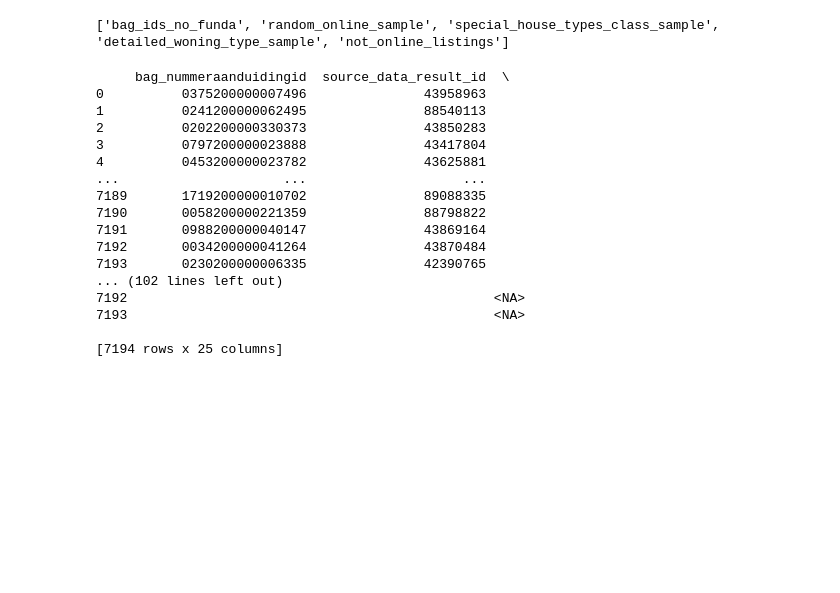
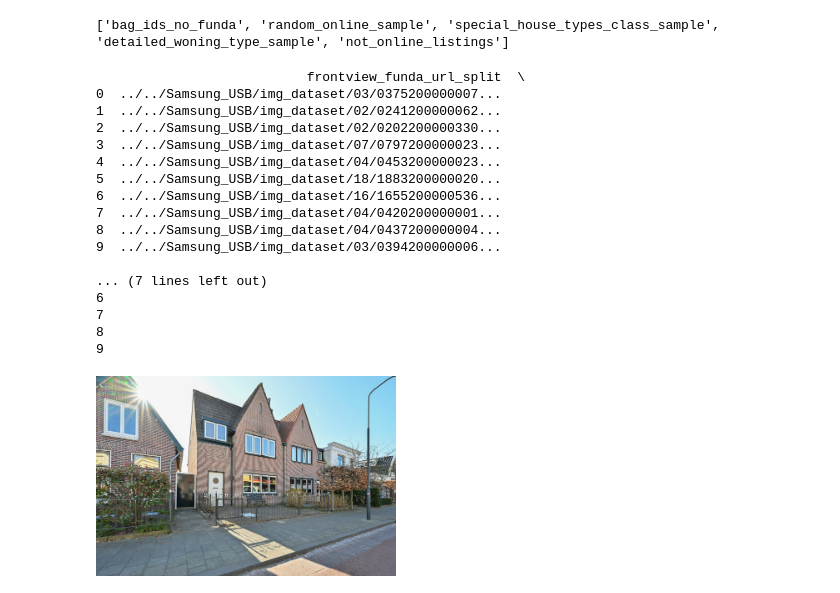
Before and after one commit to averagepindakaasenjoyer/Pangolinis, a Jupyter notebook: Project_starter_file.ipynb, the cells around one changed output. Drawn from its saved outputs; the diff is of its cells as text; code cells hidden in the pictures; blank space fills up the shorter version.

Commit message:
filepath uploaded in extra columns

```diff
--- a/Project_starter_file.ipynb
+++ b/Project_starter_file.ipynb
@@ -52,22 +52,4 @@ df = pd.read_csv(file_path + "bag_image_summary.csv", dtype="string")
 df_joined = pd.merge(df_sample, df, how="left", right_on="bag_id", left_on="bag_nummeraanduidingid")
 df_sample_with_urls = df_joined[df_joined["frontview_exists"].notna()]
 
-print(df_sample_with_urls)
+file_path_with_urls = False
-# %% [output]
-     bag_nummeraanduidingid  source_data_result_id  \
-0          0375200000007496               43958963
-1          0241200000062495               88540113
-2          0202200000330373               43850283
-3          0797200000023888               43417804
-4          0453200000023782               43625881
-...                     ...                    ...
-7189       1719200000010702               89088335
-7190       0058200000221359               88798822
-7191       0988200000040147               43869164
-7192       0034200000041264               43870484
-7193       0230200000006335               42390765
-... (102 lines left out)
-7192                                               <NA>
-7193                                               <NA>
-
-[7194 rows x 25 columns]
@@ -73,0 +96,29 @@ print(df_sample_with_urls)
+# %%
+if file_path_with_urls == False:
+    df_sample_with_urls[[f'{col}_split' for col in cols]] = df_sample_with_urls[[f'{col}_split' for col in cols]].map(lambda x: file_path + x if x else '')
+    file_path_with_urls = True
+
+df_sample_with_urls.to_csv(
+    file_path + "detailed_woning_type_with_urls_full.csv",
+    index=False,
+    encoding='utf-8',
+)
+# %% [output]
+                           frontview_funda_url_split  \
+0  ../../Samsung_USB/img_dataset/03/0375200000007...
+1  ../../Samsung_USB/img_dataset/02/0241200000062...
+2  ../../Samsung_USB/img_dataset/02/0202200000330...
+3  ../../Samsung_USB/img_dataset/07/0797200000023...
+4  ../../Samsung_USB/img_dataset/04/0453200000023...
+5  ../../Samsung_USB/img_dataset/18/1883200000020...
+6  ../../Samsung_USB/img_dataset/16/1655200000536...
+7  ../../Samsung_USB/img_dataset/04/0420200000001...
+8  ../../Samsung_USB/img_dataset/04/0437200000004...
+9  ../../Samsung_USB/img_dataset/03/0394200000006...
+
+... (7 lines left out)
+6
+7
+8
+9
+[figure, added]
```
Also changed, not shown: parts of 2 cells of this notebook.
